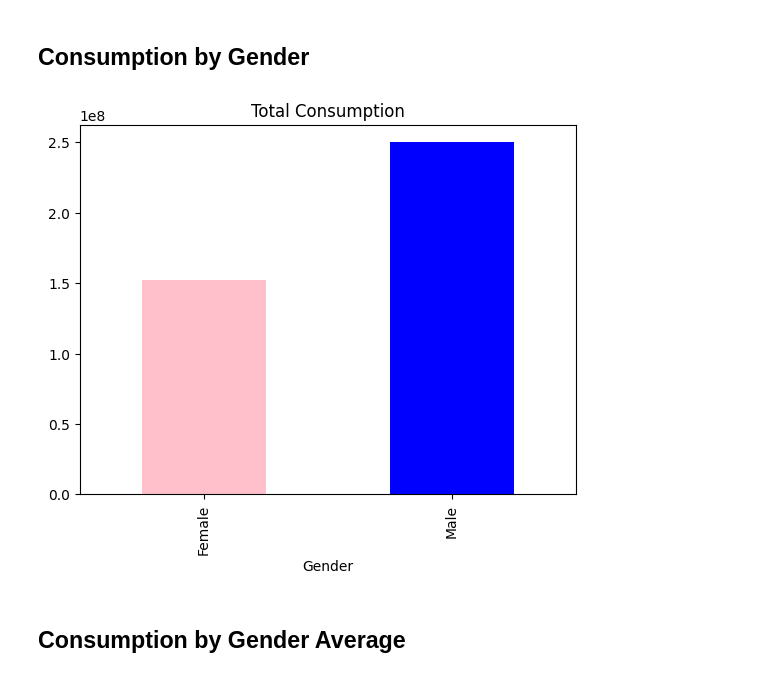
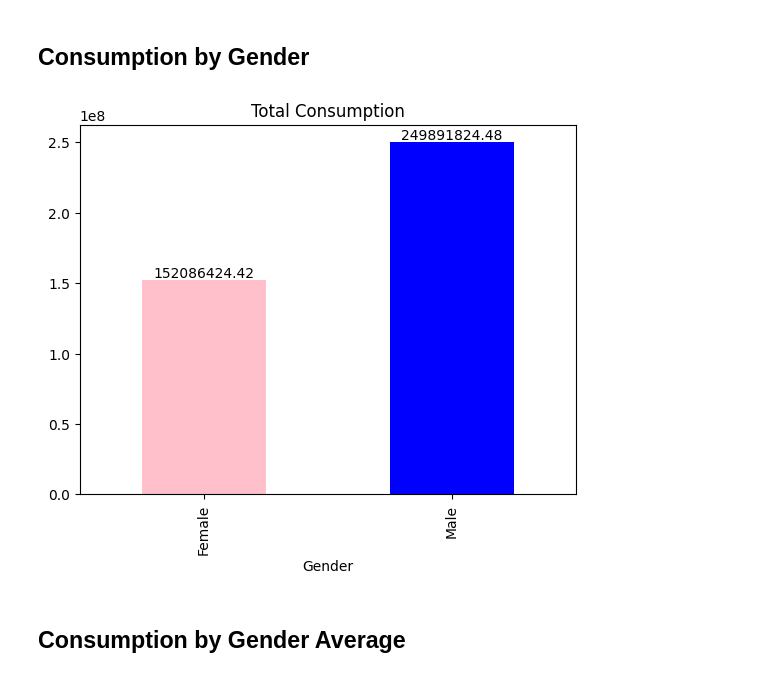
Before and after one commit to JohnnyLiang-OTU/retail_analysis, a Jupyter notebook: main.ipynb, the cells around one changed output. Drawn from its saved outputs; the diff is of its cells as text; code cells hidden in the pictures.

```diff
--- a/main.ipynb
+++ b/main.ipynb
@@ -75,8 +75,11 @@ comparison = pd.DataFrame({
     'Male': income_counts_male.reindex(['Low', 'Medium', 'High']),
     'Female': income_counts_female.reindex(['Low', 'Medium', 'High'])
 })
-comparison.plot(kind='bar', color=['blue', 'pink'], title='Income Comparison by Gender')
+ax = comparison.plot(kind='bar', color=['blue', 'pink'], title='Income Category per Gender')
+for container in ax.containers:
+    ax.bar_label(container, fmt='%.1f%%')
 plt.xlabel('Income Category')
 plt.ylabel('Count')
 plt.show()
+print(comparison)
 # %% [output]
@@ -106,10 +114,12 @@ age_average
 ## Consumption by Gender
 # %%
 consumption_by_gender = df.groupby('Gender')['Total_Amount'].sum()
-consumption_by_gender.plot(kind='bar', color=['pink', 'blue'], title='Total Consumption')
+one_c = consumption_by_gender.plot(kind='bar', color=['pink', 'blue'], title='Total Consumption')
+for container in one_c.containers:
+    one_c.bar_label(container, fmt='%.2f')
 plt.show()
 # %% [output]
-[figure, old version]
+[figure, new version]
 # %% [markdown]
 ## Consumption by Gender Average
 # %%
```
Also changed, not shown: parts of 5 cells of this notebook, 7 other files.
